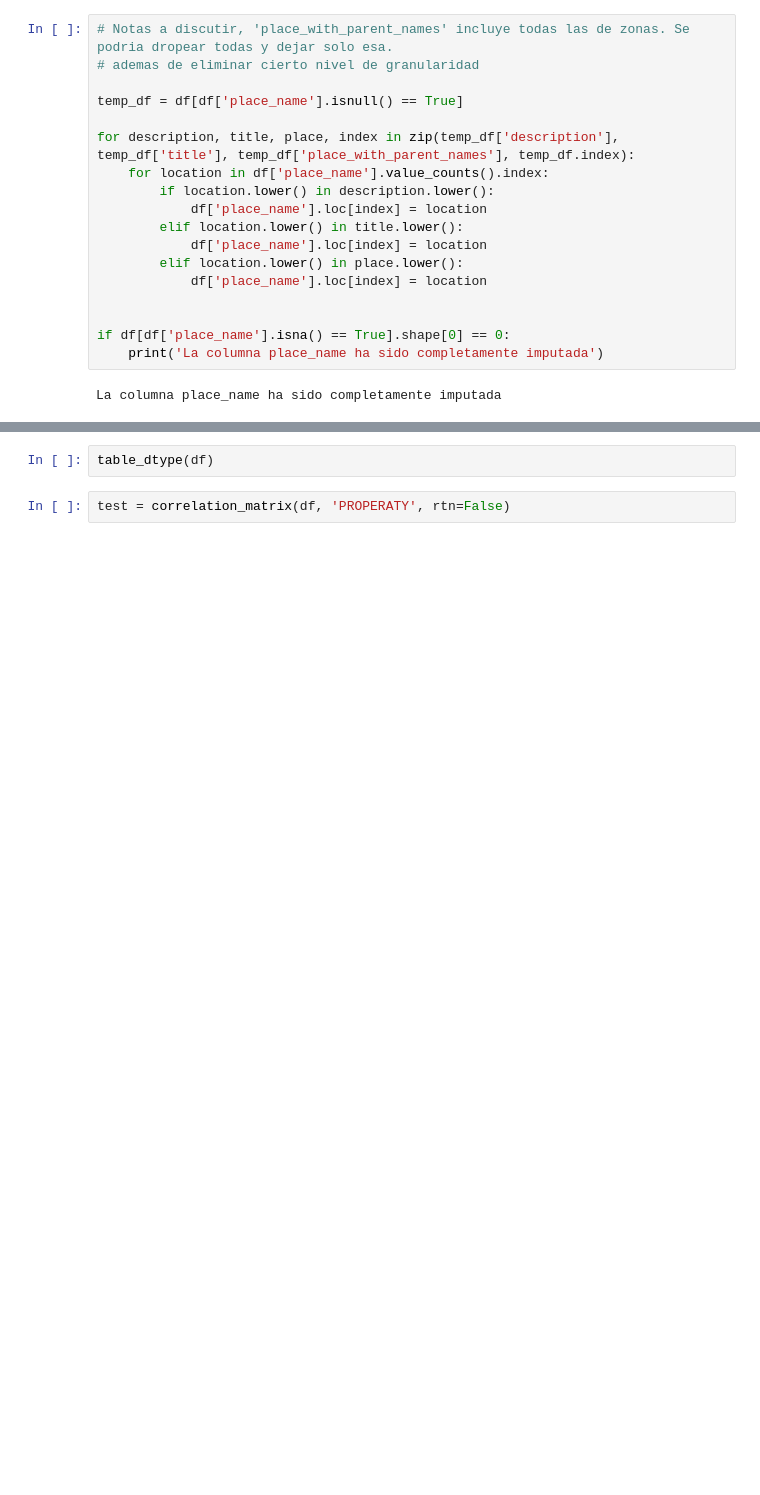
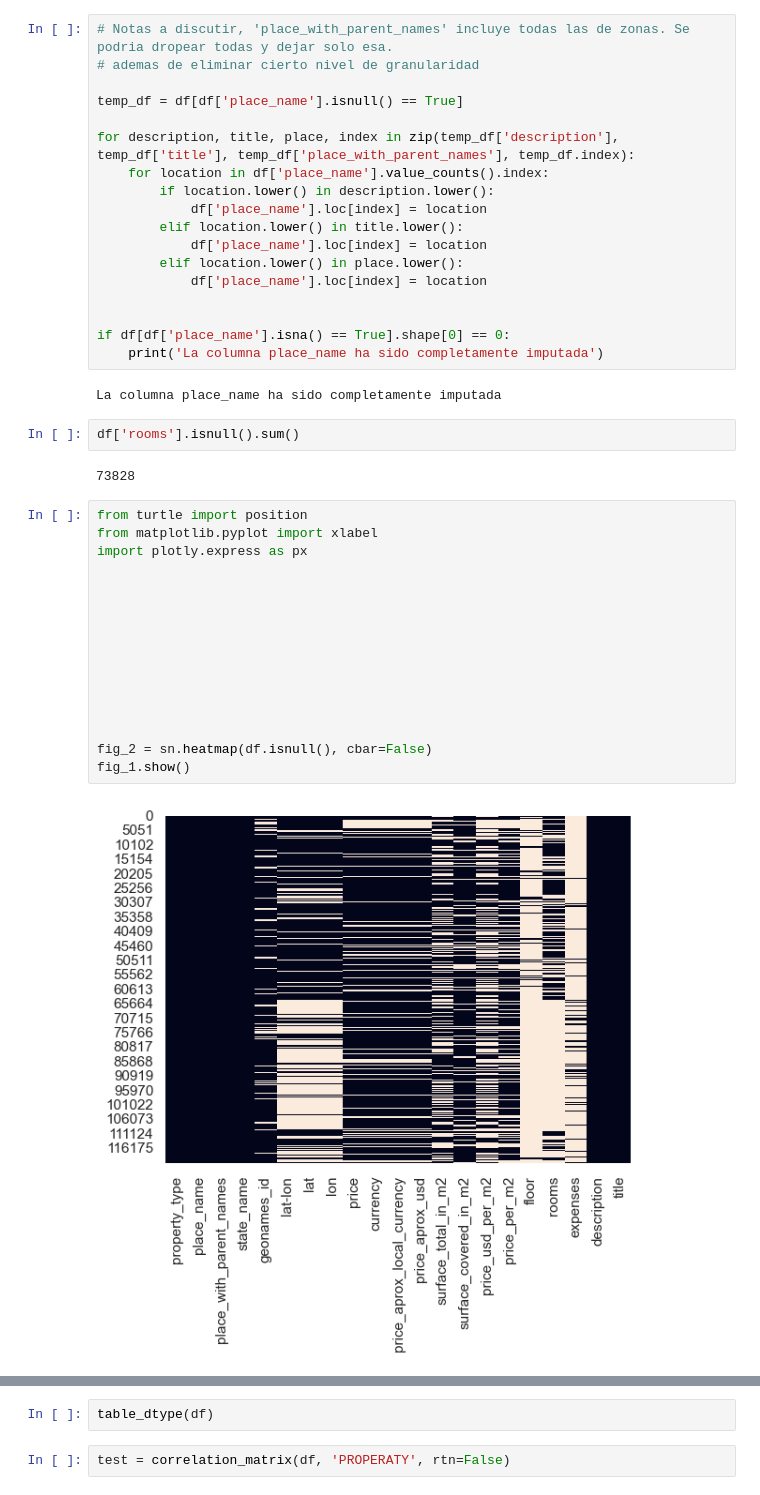
Before and after one commit to FabrizioV97/DHDS-TP1, a Jupyter notebook: Trabajo.ipynb, the cells around one changed output, grey strips where cells are left out. Drawn from its saved outputs; the diff is of its cells as text; blank space fills up the shorter version.

```diff
--- a/Trabajo.ipynb
+++ b/Trabajo.ipynb
@@ -417,3 +494,25 @@ if df[df['place_name'].isna() == True].shape[0] == 0:
     print('La columna place_name ha sido completamente imputada')
 # %% [output]
 La columna place_name ha sido completamente imputada
+# %%
+df['rooms'].isnull().sum()
+# %% [output]
+73828
+# %%
+from turtle import position
+from matplotlib.pyplot import xlabel
+import plotly.express as px
+
+
+
+
+
+
+
+
+
+
+fig_2 = sn.heatmap(df.isnull(), cbar=False)
+fig_1.show()
+# %% [output]
+[figure, added]
```
Also changed, not shown: parts of 30 cells of this notebook.
